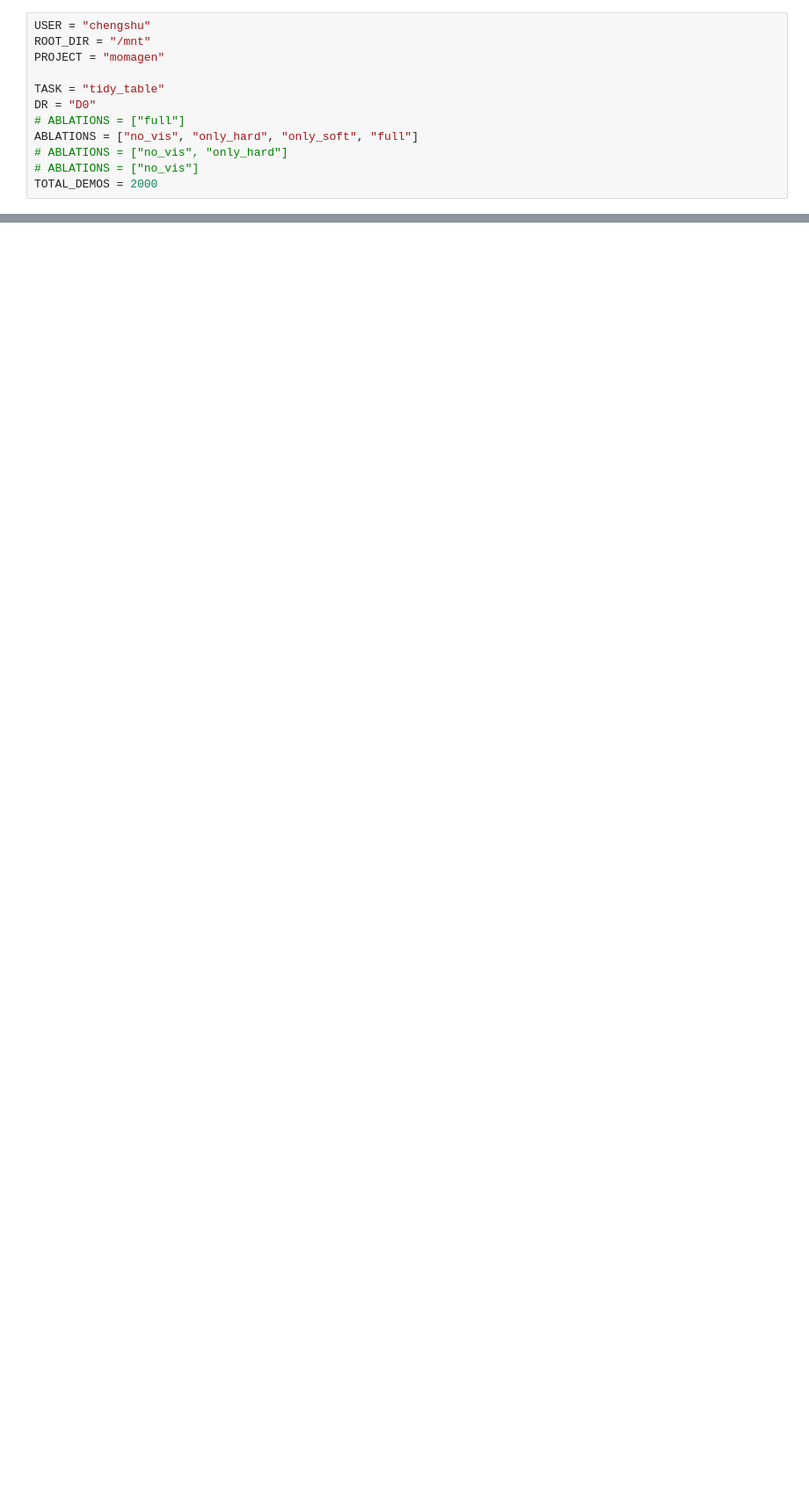
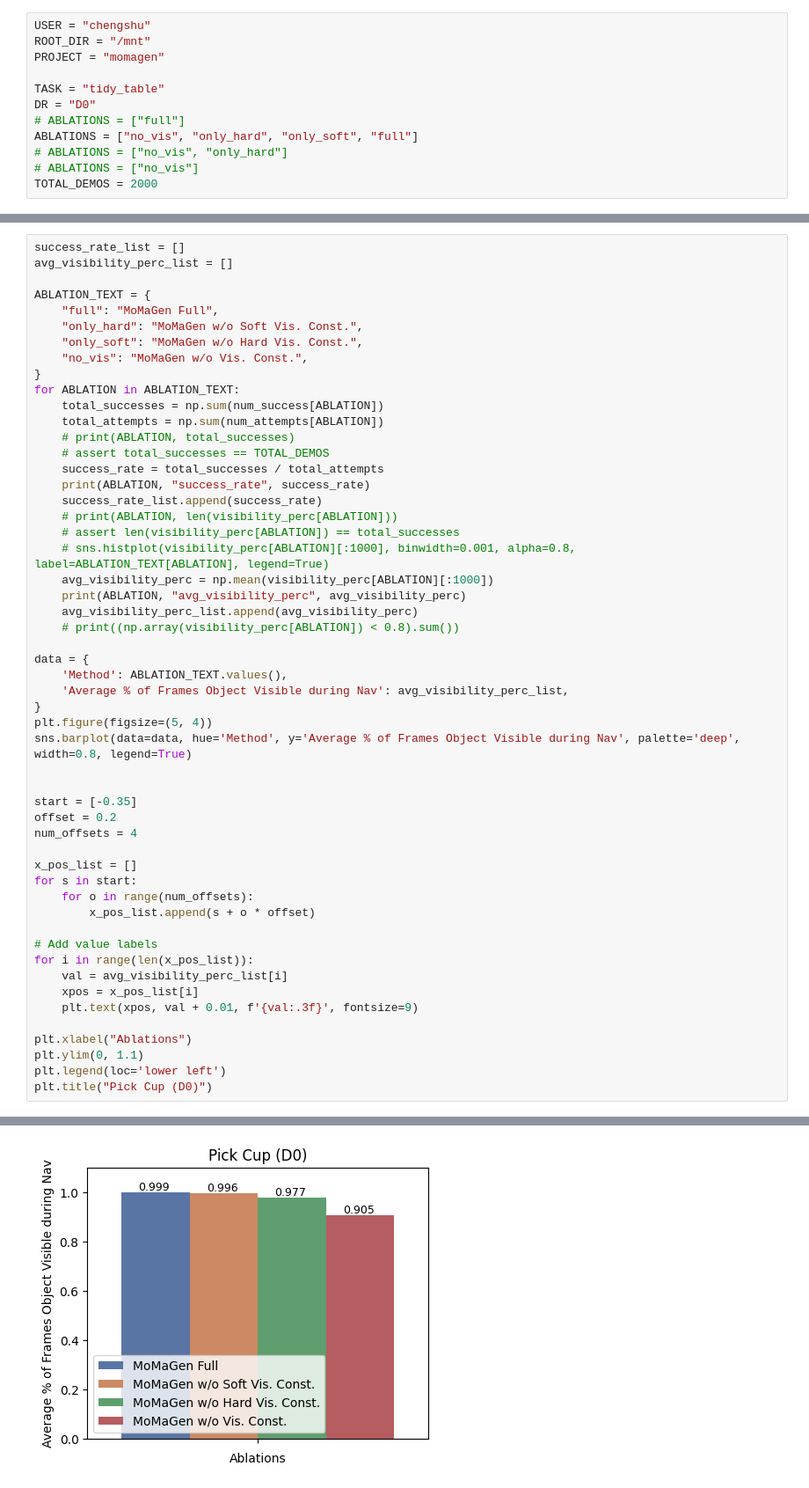
Before and after one commit to ChengshuLi/mimicgen, a Jupyter notebook: mimicgen/scripts/plot_stats.ipynb, the cells around one changed output, grey strips where cells are left out. Shown at 88% size. Drawn from its saved outputs; the diff is of its cells as text; blank space fills up the shorter version.

```diff
--- a/mimicgen/scripts/plot_stats.ipynb
+++ b/mimicgen/scripts/plot_stats.ipynb
@@ -134,0 +158,54 @@ full r1_tidy_table_worker_9
+# %%
+success_rate_list = []
+avg_visibility_perc_list = []
+
+ABLATION_TEXT = {
+    "full": "MoMaGen Full",
+    "only_hard": "MoMaGen w/o Soft Vis. Const.",
+    "only_soft": "MoMaGen w/o Hard Vis. Const.",
+    "no_vis": "MoMaGen w/o Vis. Const.",
+}
+for ABLATION in ABLATION_TEXT:
+    total_successes = np.sum(num_success[ABLATION])
+    total_attempts = np.sum(num_attempts[ABLATION])
+    # print(ABLATION, total_successes)
+    # assert total_successes == TOTAL_DEMOS
+    success_rate = total_successes / total_attempts
+    print(ABLATION, "success_rate", success_rate)
+    success_rate_list.append(success_rate)
+    # print(ABLATION, len(visibility_perc[ABLATION]))
+    # assert len(visibility_perc[ABLATION]) == total_successes
+    # sns.histplot(visibility_perc[ABLATION][:1000], binwidth=0.001, alpha=0.8, label=ABLATION_TEXT[ABLATION], legend=True)
+    avg_visibility_perc = np.mean(visibility_perc[ABLATION][:1000])
+    print(ABLATION, "avg_visibility_perc", avg_visibility_perc)
+    avg_visibility_perc_list.append(avg_visibility_perc)
+    # print((np.array(visibility_perc[ABLATION]) < 0.8).sum())
+
+data = {
+    'Method': ABLATION_TEXT.values(),
+    'Average % of Frames Object Visible during Nav': avg_visibility_perc_list,
+}
+plt.figure(figsize=(5, 4))
+sns.barplot(data=data, hue='Method', y='Average % of Frames Object Visible during Nav', palette='deep', width=0.8, legend=True)
+
+
+start = [-0.35]
+offset = 0.2
+num_offsets = 4
+
+x_pos_list = []
+for s in start:
+    for o in range(num_offsets):
+        x_pos_list.append(s + o * offset)
+
+# Add value labels
+for i in range(len(x_pos_list)):
+    val = avg_visibility_perc_list[i]
+    xpos = x_pos_list[i]
+    plt.text(xpos, val + 0.01, f'{val:.3f}', fontsize=9)
+
+plt.xlabel("Ablations")
+plt.ylim(0, 1.1)
+plt.legend(loc='lower left')
+plt.title("Pick Cup (D0)")
+# %% [output]
@@ -134,0 +221 @@ full r1_tidy_table_worker_9
+[figure, added]
```
Also changed, not shown: parts of 16 cells of this notebook, 1 other file.
